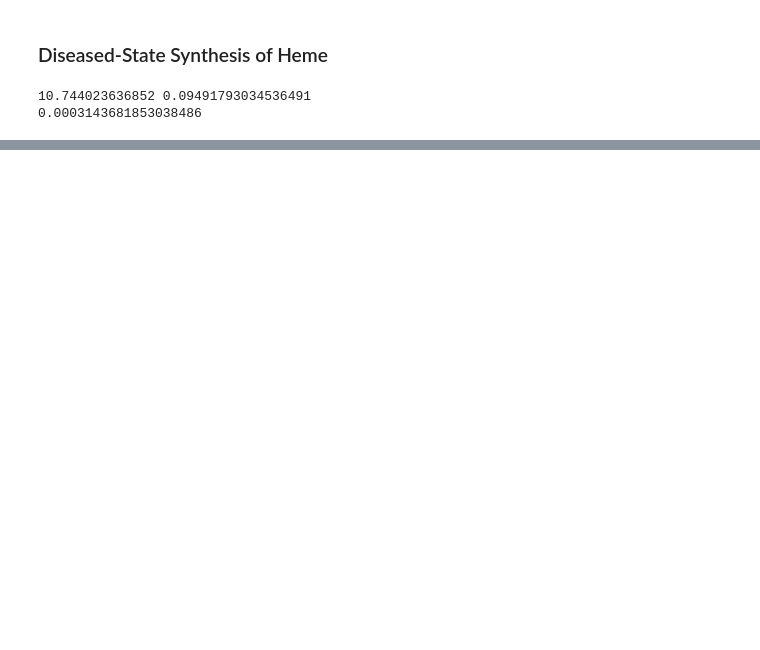
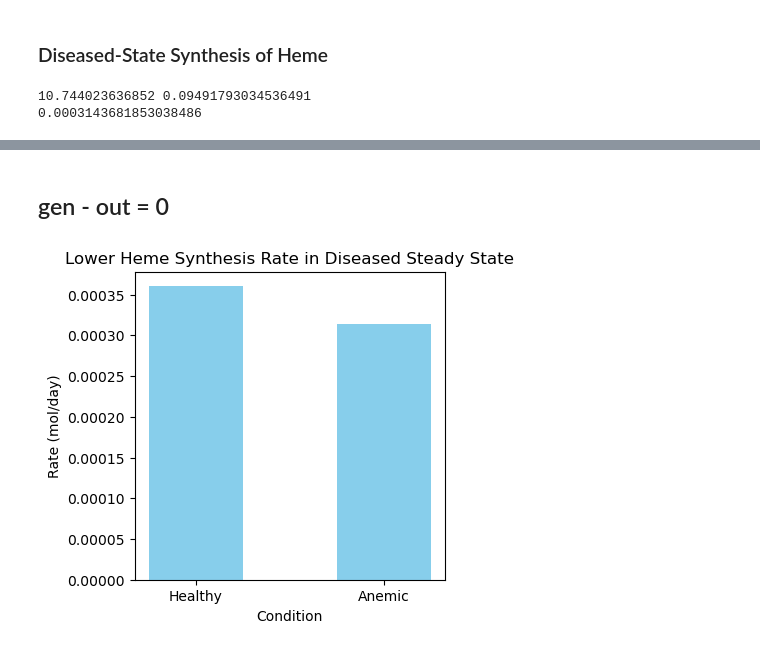
Before and after one commit to penelopenorth/PBL2, a Jupyter notebook: equations.ipynb, the cells around one changed output, grey strips where cells are left out. Drawn from its saved outputs; the diff is of its cells as text; code cells hidden in the pictures; blank space fills up the shorter version.

```diff
--- a/equations.ipynb
+++ b/equations.ipynb
@@ -286,0 +333,23 @@ $ E + G
+# %% [markdown]
+## gen - out = 0
+# %%
+import matplotlib.pyplot as plt
+
+# Define the data
+healthy_rate = 3.6e-4
+diseased_rate = 3.14e-4
+
+# Create a bar chart
+plt.figure(figsize=(4, 4))
+plt.bar([0, 0.2], [healthy_rate, diseased_rate], width=0.1, align='center', color="skyblue")
+plt.xticks([0, 0.2], ['Healthy', 'Anemic'])
+
+# Add labels and title
+plt.xlabel('Condition')
+plt.ylabel('Rate (mol/day)')
+plt.title('Lower Heme Synthesis Rate in Diseased Steady State')
+
+# Display the chart
+plt.show()
+# %% [output]
+[figure, added]
```
Also changed, not shown: parts of 25 cells of this notebook.
